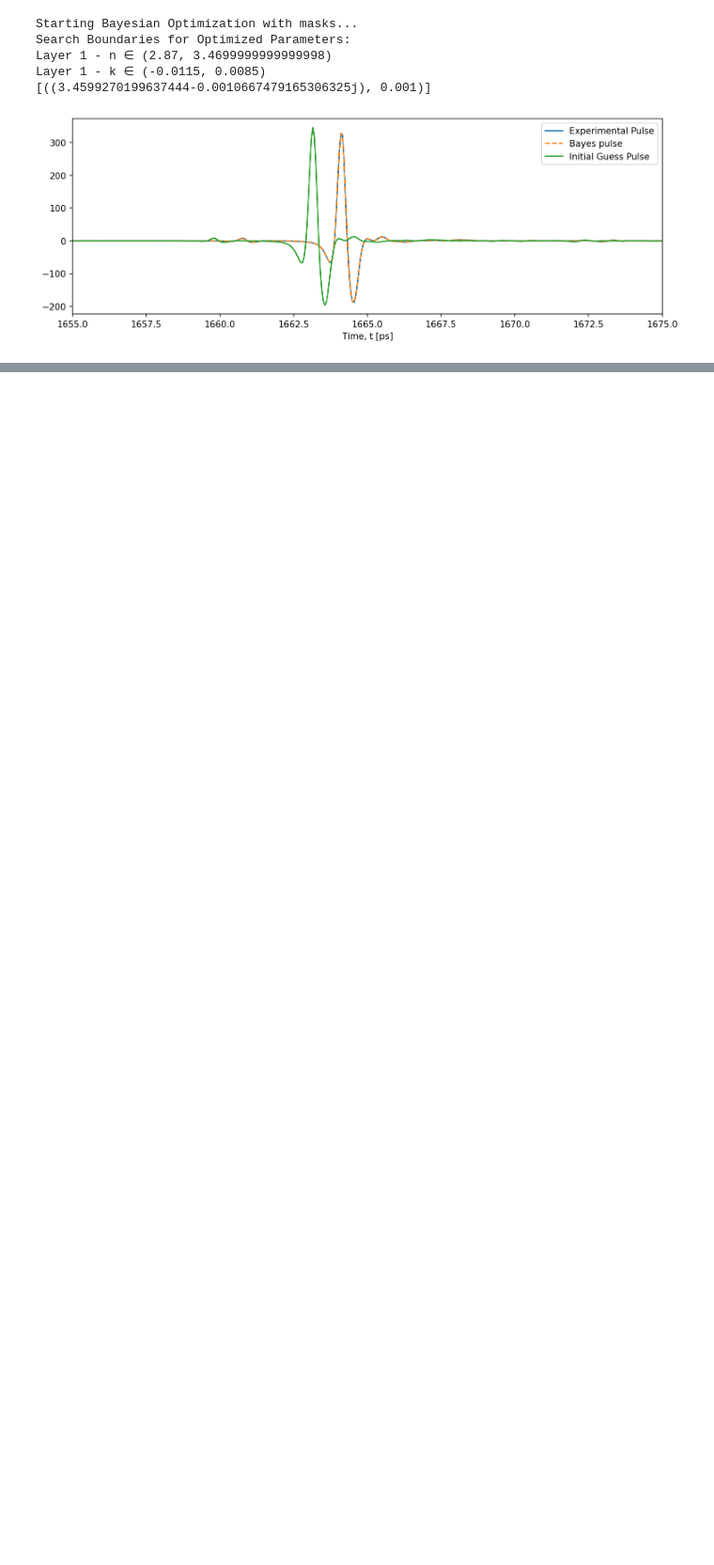
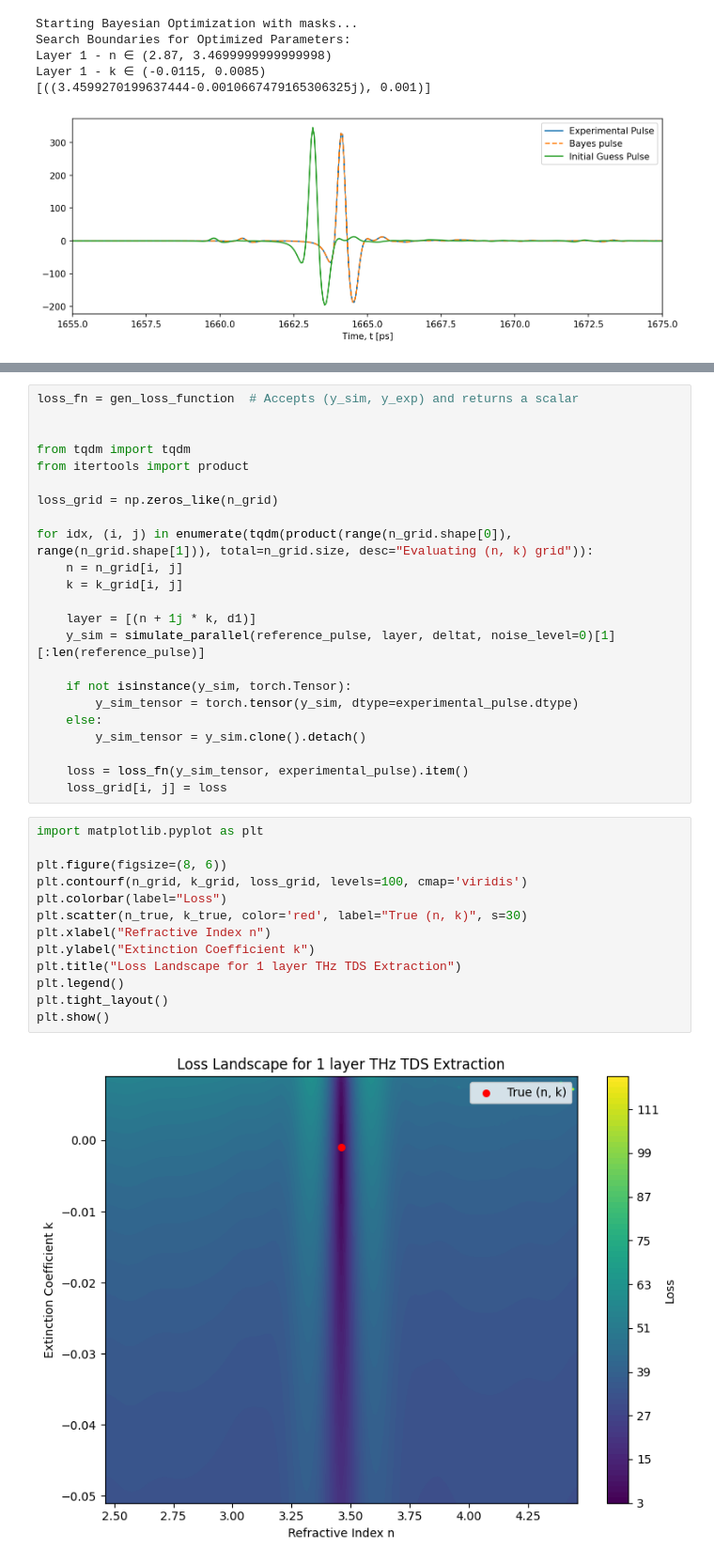
Before and after one commit to tls54/THz-TDS, a Jupyter notebook: Transfer Matrix Method/Experimental_reference.ipynb, the cells around one changed output, grey strips where cells are left out. Shown at 94% size. Drawn from its saved outputs; the diff is of its cells as text; blank space fills up the shorter version.

```diff
--- a/Transfer Matrix Method/Experimental_reference.ipynb
+++ b/Transfer Matrix Method/Experimental_reference.ipynb
@@ -169,0 +207,38 @@ plt.show()
+# %%
+loss_fn = gen_loss_function  # Accepts (y_sim, y_exp) and returns a scalar
+
+
+from tqdm import tqdm
+from itertools import product
+
+loss_grid = np.zeros_like(n_grid)
+
+for idx, (i, j) in enumerate(tqdm(product(range(n_grid.shape[0]), range(n_grid.shape[1])), total=n_grid.size, desc="Evaluating (n, k) grid")):
+    n = n_grid[i, j]
+    k = k_grid[i, j]
+
+    layer = [(n + 1j * k, d1)]
+    y_sim = simulate_parallel(reference_pulse, layer, deltat, noise_level=0)[1][:len(reference_pulse)]
+
+    if not isinstance(y_sim, torch.Tensor):
+        y_sim_tensor = torch.tensor(y_sim, dtype=experimental_pulse.dtype)
+    else:
+        y_sim_tensor = y_sim.clone().detach()
+
+    loss = loss_fn(y_sim_tensor, experimental_pulse).item()
+    loss_grid[i, j] = loss
+# %%
+import matplotlib.pyplot as plt
+
+plt.figure(figsize=(8, 6))
+plt.contourf(n_grid, k_grid, loss_grid, levels=100, cmap='viridis')
+plt.colorbar(label="Loss")
+plt.scatter(n_true, k_true, color='red', label="True (n, k)", s=30)
+plt.xlabel("Refractive Index n")
+plt.ylabel("Extinction Coefficient k")
+plt.title("Loss Landscape for 1 layer THz TDS Extraction")
+plt.legend()
+plt.tight_layout()
+plt.show()
+# %% [output]
+[figure, added]
```
Also changed, not shown: parts of 6 cells of this notebook, 2 other files.
